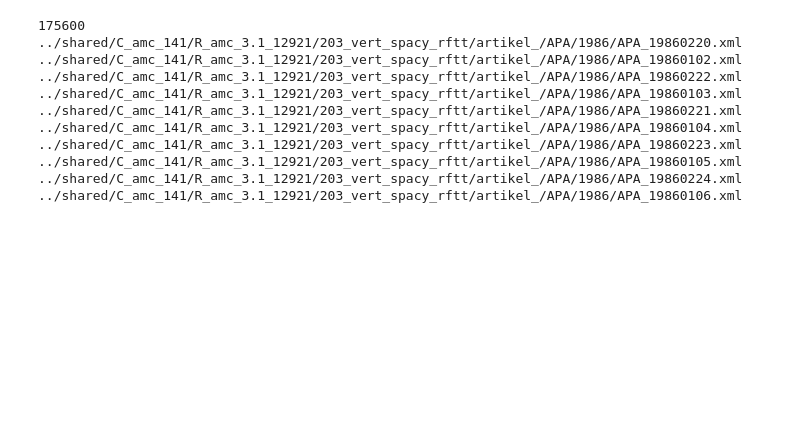
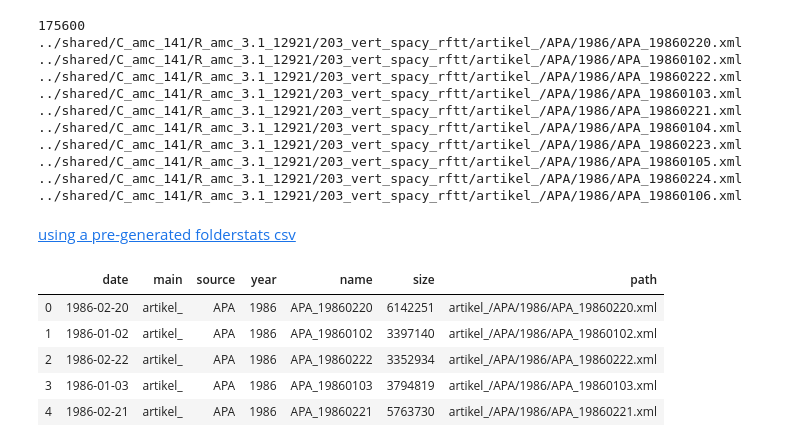
Before and after one commit to acdh-oeaw/AMC_Corpus_Biases, a Jupyter notebook: corpus_statistics.ipynb, the cells around one changed output. Saved outputs shown, nothing was run; the diff lists cells and outputs as text; code cells hidden in the pictures; blank space fills up the shorter version.

```diff
--- a/corpus_statistics.ipynb
+++ b/corpus_statistics.ipynb
@@ -23,3 +34,23 @@ for f in files[0:10]:
 ../shared/C_amc_141/R_amc_3.1_12921/203_vert_spacy_rftt/artikel_/APA/1986/APA_19860105.xml
 ../shared/C_amc_141/R_amc_3.1_12921/203_vert_spacy_rftt/artikel_/APA/1986/APA_19860224.xml
 ../shared/C_amc_141/R_amc_3.1_12921/203_vert_spacy_rftt/artikel_/APA/1986/APA_19860106.xml
+# %% [markdown]
+[using a pre-generated folderstats csv](https://janakiev.com/blog/python-filesystem-analysis/)
+# %%
+df_files = pd.read_csv('./files_corpus_3.1.csv')
+df_files = df_files[df_files['folder'] == False]
+df_files.drop(['id', 'num_files'], axis=1, inplace=True)
+df_files['path'] = df_files['path'].str.replace('./shared/C_amc_141/R_amc_3.1_12921/203_vert_spacy_rftt/', '')
+df_files['main'] = df_files['path'].str.extract(r'([A-Za-z-_]+)(\/)', expand=False)[0]
+df_files['source'] = df_files['path'].str.extract(r'([A-Za-z-_]+)\/([A-Za-z-_]+)(\/)', expand=False)[1]
+df_files['year'] = df_files['path'].str.extract(r'([A-Za-z-_]+)\/([A-Za-z-_]+)\/([0-9]{4})', expand=False)[2]
+df_files['date'] = pd.to_datetime(df_files['name'].str.extract(r'([A-Za-z_]+)([0-9]{8})',
+                                                               expand=False)[1], format='%Y%m%d', errors='coerce')
+df_files[['date', 'main', 'source', 'year', 'name', 'size', 'path',]].head()
+# %% [output]
+|  | date | main | source | year | name | size | path |
+| 0 | 1986-02-20 | artikel_ | APA | 1986 | APA_19860220 | 6142251 | artikel_/APA/1986/APA_19860220.xml |
+| 1 | 1986-01-02 | artikel_ | APA | 1986 | APA_19860102 | 3397140 | artikel_/APA/1986/APA_19860102.xml |
+| 2 | 1986-02-22 | artikel_ | APA | 1986 | APA_19860222 | 3352934 | artikel_/APA/1986/APA_19860222.xml |
+| 3 | 1986-01-03 | artikel_ | APA | 1986 | APA_19860103 | 3794819 | artikel_/APA/1986/APA_19860103.xml |
+| 4 | 1986-02-21 | artikel_ | APA | 1986 | APA_19860221 | 5763730 | artikel_/APA/1986/APA_19860221.xml |
```
Also changed, not shown: parts of 11 cells of this notebook, 2 other files.
